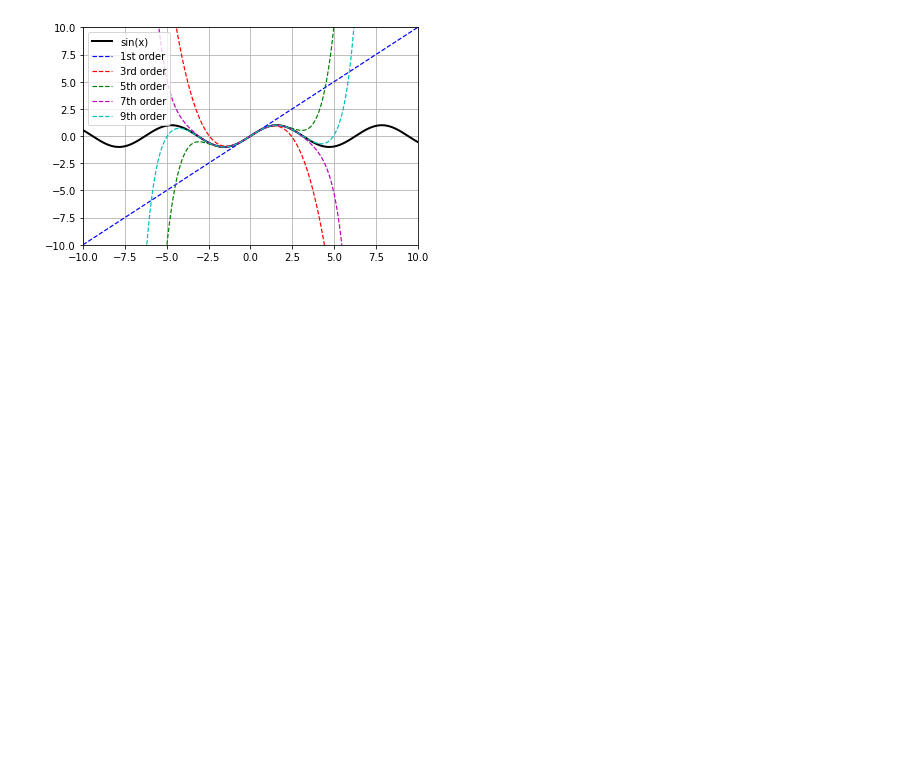
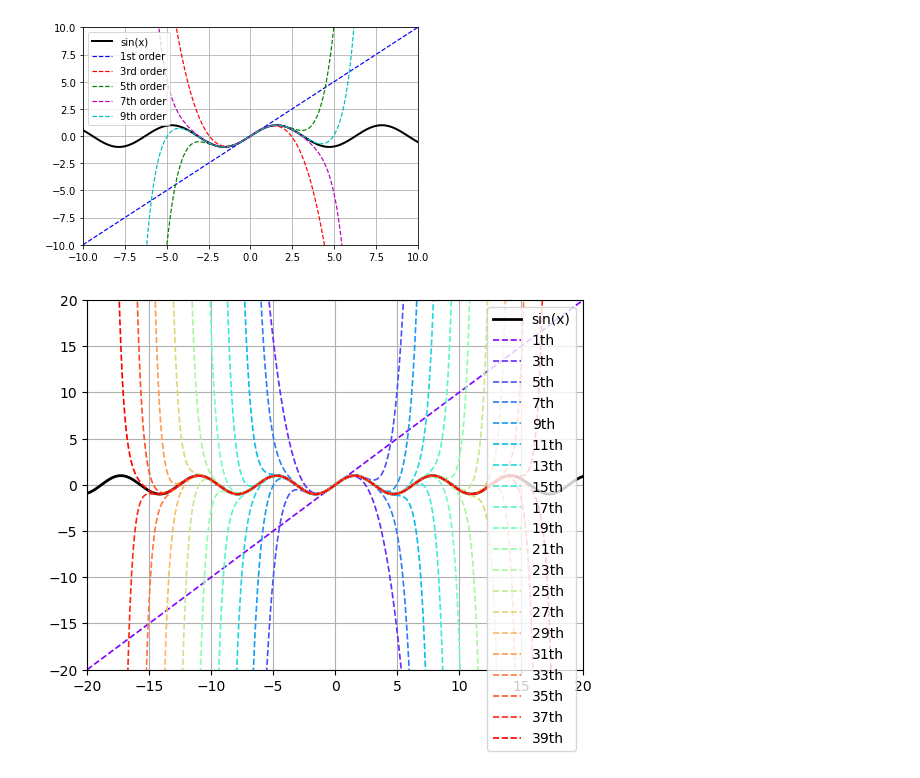
Before and after one commit to yangchenyun/ml_journey, a Jupyter notebook: me564/L03_TaylorSeries.ipynb, the cells around one changed output. Saved outputs shown, nothing was run; the diff lists cells and outputs as text; code cells hidden in the pictures; blank space fills up the shorter version.

```diff
--- a/me564/L03_TaylorSeries.ipynb
+++ b/me564/L03_TaylorSeries.ipynb
@@ -43,3 +43,34 @@ plt.legend(['sin(x)', '1st order', '3rd order', '5th order', '7th order', '9th o
 plt.show()
 # %% [output]
 [figure]
+# %%
+from matplotlib.pyplot import cm
+
+x = np.linspace(-20, 20, 2000)
+y = np.sin(x)
+legends = []
+
+legends.append('sin(x)')
+plt.plot(x, y, 'k', linewidth=2)
+plt.xlim(-20, 20)
+plt.ylim(-20, 20)
+plt.grid(True)
+
+def P(n):
+     P = np.zeros(n)
+     for i in range(1, len(P), 2):
+          P[i] = (-1 if (i+1) % 4 == 0 else 1) / factorial(i)
+     return np.flip(P)  # to match np.polyval
+
+N = 20
+
+color = iter(cm.rainbow(np.linspace(0, 1, N)))
+
+for i in np.arange(2, 2*N+1, 2):
+     c = next(color)
+     plt.plot(x, np.polyval(P(i), x), '--', c=c, linewidth=1.2)
+     legends.append(f'{i - 1}th')
+plt.legend(legends)
+plt.show()
+# %% [output]
+[figure, added]
```
